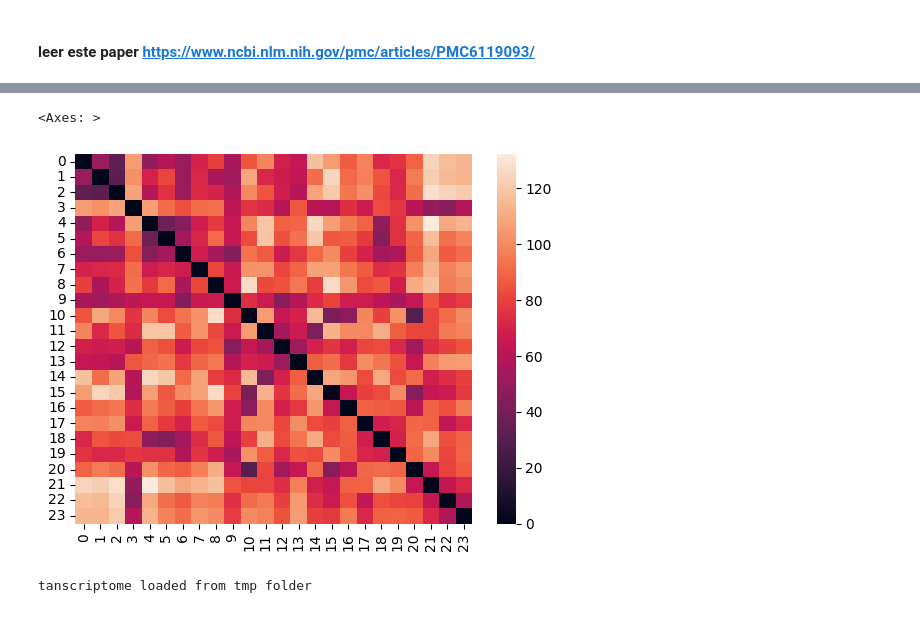
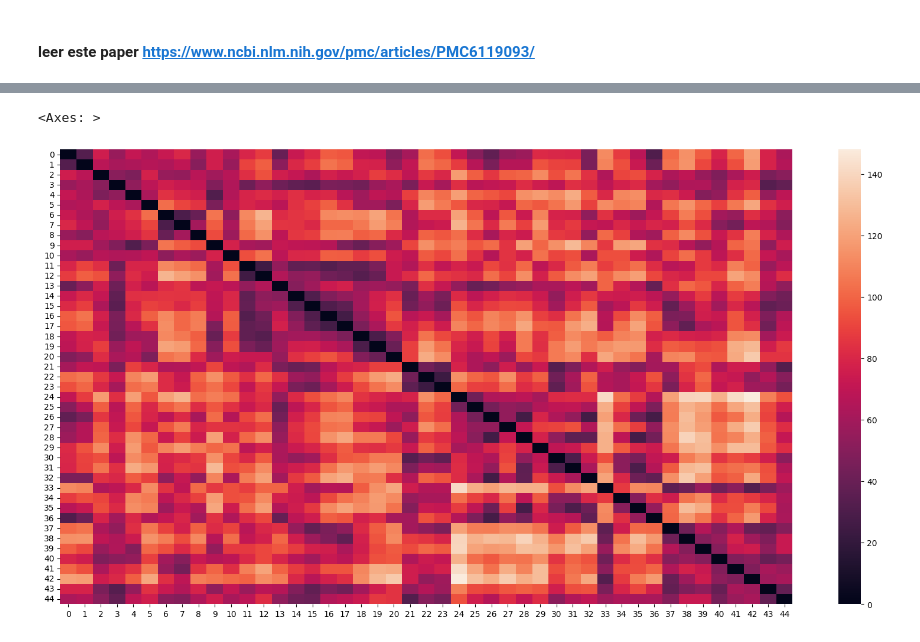
Before and after one commit to compneurobilbao/bha2, a Jupyter notebook: notebooks/08-transcriptomics.ipynb, the cells around one changed output, grey strips where cells are left out. Cells and saved outputs as stored; diff of their text form; code cells hidden in the pictures.

```diff
--- a/notebooks/08-transcriptomics.ipynb
+++ b/notebooks/08-transcriptomics.ipynb
@@ -23,0 +58,29 @@ conn_size = 2165
+# %%
+parcellation4allen = np.zeros((atlas.get_fdata().shape[0], atlas.get_fdata().shape[1], atlas.get_fdata().shape[2]))
+
+module_median_heights = []
+for idx, rois in enumerate(level):
+    module_vol = get_module_vol(atlas, rois)
+    module_heights = roi_heights[module_vol == 1]
+    module_median_heights.append(np.median(module_heights))
+    parcellation4allen = parcellation4allen + (module_vol*(idx+1)).astype(int)
+nib.save(
+    nib.Nifti1Image(parcellation4allen, affine=atlas.affine),
+    os.path.join(
+        project_path,
+        "data",
+        "results",
+        "n" + str(conn_size),
+        "parcellation4allen.nii.gz",
+    )
+)
+# %%
+plt.rcParams['figure.figsize'] = [7, 5]
+distance_matrix = np.zeros((len(level), len(level)))
+for idx_i, mod_i in enumerate(level):
+    for idx_j, mod_j in enumerate(level):
+        if idx_i == idx_j:
+            distance_matrix[idx_i, idx_j] = 0
+        else:
+            distance_matrix[idx_i, idx_j] = distance_between_modules(np.array(mod_i)+1, np.array(mod_j)+1, atlas)
+sns.heatmap(distance_matrix)
@@ -25,11 +91,11 @@ conn_size = 2165
 atlas_name = "craddock_" + str(conn_size) + ".nii.gz"
 atlas = nib.load(os.path.join(project_path, "brain_templates", atlas_name))
 atlas_vol = atlas.get_fdata()
-optimal_parcellation = nib.load(os.path.join(project_path, "data", "results", "n" + str(conn_size), "optimal_partition.nii.gz"))
+optimal_parcellation = nib.load(os.path.join(project_path, "data", "results", "n" + str(conn_size), "optimal_partition_50.nii.gz"))
 optimal_parcellation_data = optimal_parcellation.get_fdata()
-module_sizes = nib.load(os.path.join(project_path, "data", "results", "n" + str(conn_size), "module_sizes.nii.gz")).get_fdata()
-module_heights = nib.load(os.path.join(project_path, "data", "results", "n" + str(conn_size), "module_heights.nii.gz")).get_fdata()
-module_MSI = nib.load(os.path.join(project_path, "data", "results", "n" + str(conn_size), "MSI.nii.gz")).get_fdata()
+module_sizes = nib.load(os.path.join(project_path, "data", "results", "n" + str(conn_size), "module_sizes_50.nii.gz")).get_fdata()
+module_heights = nib.load(os.path.join(project_path, "data", "results", "n" + str(conn_size), "module_heights_50.nii.gz")).get_fdata()
+module_MSI = nib.load(os.path.join(project_path, "data", "results", "n" + str(conn_size), "MSI_50.nii.gz")).get_fdata()
 module_idx = np.setdiff1d(np.unique(optimal_parcellation_data), [0]).astype(int)
 # %%
 parcel = np.zeros(optimal_parcellation_data.shape)
@@ -40,7 +106,7 @@ MSI_values = []
 for idx in module_idx:
     module_vol = optimal_parcellation_data == idx
     m_size = np.setdiff1d(np.unique(module_sizes[module_vol]), [0])
-    if m_size > 10:
+    if m_size > 2:
         parcel[module_vol] = idx_parcel
         parcel_rois.append(get_atlas_rois_from_mask(nib.Nifti1Image(module_vol*1.0, affine=optimal_parcellation.affine), atlas))
         heights_values.append(module_heights[module_vol][0])
@@ -48,24 +114,23 @@ for idx in module_idx:
         idx_parcel += 1
 parcel_img = nib.Nifti1Image(parcel, affine=optimal_parcellation.affine)
 # %%
+plt.rcParams['figure.figsize'] = [5, 5]
 distance_matrix = np.zeros((len(parcel_rois), len(parcel_rois)))
 for i in range(len(parcel_rois)):
     for j in range(len(parcel_rois)):
         if i == j:
             distance_matrix[i, j] = 0
         else:
             distance_matrix[i, j] = distance_between_modules(parcel_rois[i], parcel_rois[j], atlas)
 sns.heatmap(distance_matrix)
 # %% [output]
 <Axes: >
-[figure, old version]
+[figure, new version]
 # %%
 # check if fcm and scm are stored in tmp folder
-if os.path.exists(os.path.join(project_path, "tmp", "transcriptome_" + str(len(parcel_rois)) + "modules.npy")):
-    tanscriptome = np.load(os.path.join(project_path, "tmp", "transcriptome_" + str(len(parcel_rois)) + "modules.npy"))
-    print("tanscriptome loaded from tmp folder")
+if os.path.exists(os.path.join(project_path, "tmp", "transcriptome_" + str(len(level)) + "modules.csv")):
+    transcriptome = pd.read_csv(os.path.join(project_path, "tmp", "transcriptome_" + str(len(level)) + "modules.csv"))
+    print("transcriptome loaded from tmp folder")
 else:
-    tanscriptome = pd.DataFrame.transpose(abagen.get_expression_data(parcel_img))
-    np.save(os.path.join(project_path, "tmp", "transcriptome_" + str(len(parcel_rois)) + "modules.npy"), tanscriptome)
+    transcriptome = pd.DataFrame.transpose(abagen.get_expression_data(nib.Nifti1Image(parcellation4allen, affine=atlas.affine)))
+    transcriptome.to_csv(os.path.join(project_path, "tmp", "transcriptome_" + str(len(level)) + "modules.csv"), index=True)
-# %% [output]
-tanscriptome loaded from tmp folder
```
Also changed, not shown: parts of 20 cells of this notebook, 14 other files.
